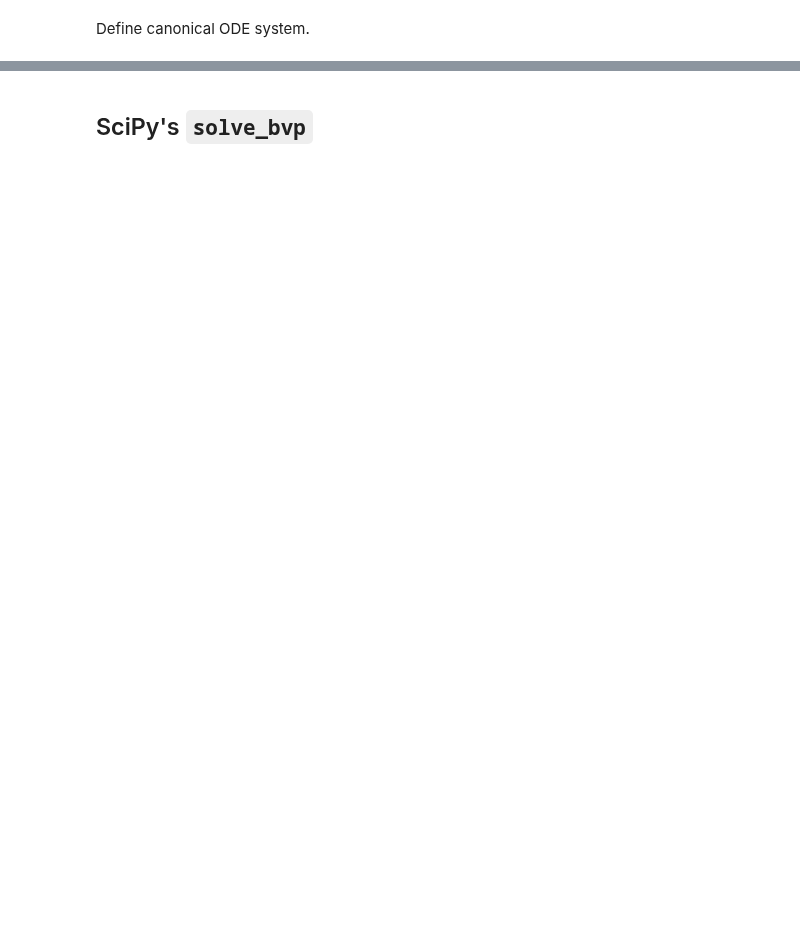
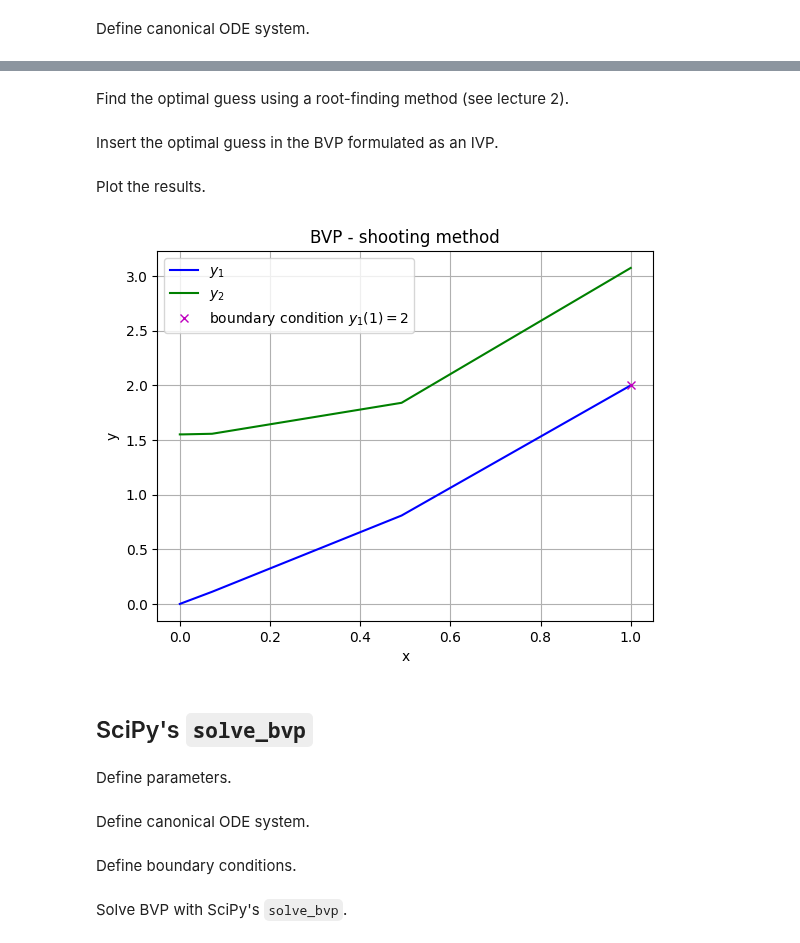
Before and after one commit to process-intelligence-research/computational_practicum_lecture_coding, a Jupyter notebook: q1_lecture_7/Q1Lecture7.ipynb, the cells around one changed output, grey strips where cells are left out. Drawn from its saved outputs; the diff is of its cells as text; code cells hidden in the pictures; blank space fills up the shorter version.

Commit message:
add lecture 7 coding

```diff
--- a/q1_lecture_7/Q1Lecture7.ipynb
+++ b/q1_lecture_7/Q1Lecture7.ipynb
@@ -99,3 +83,11 @@ fig.show()
+# %%
+# domain
+x_0 = 0
+x_f = 1
+
+# boundary conditions
+y1_0 = 0
+y1_f = 2
 # %% [markdown]
 Define canonical ODE system.
 # %%
@@ -109,2 +99,35 @@ Define initial conditions.
+# %% [markdown]
+Find the optimal guess using a root-finding method (see lecture 2).
+# %%
+def cost_function(guess, x_0, x_f, y1_0, y1_f):
+
+    sol = sp.integrate.solve_ivp(dy, (x_0, x_f), [y1_0, guess])
+    y1_f_guess = sol.y[0,-1]
+    return y1_f_guess - y1_f
+
+initial_guess = 1
+root_result = sp.optimize.root_scalar(cost_function, args=(x_0, x_f, y1_0, y1_f), bracket=[-10,10], x0=initial_guess)
+opt_guess = root_result.root
+# %% [markdown]
+Insert the optimal guess in the BVP formulated as an IVP.
+# %%
+ivp_result = sp.integrate.solve_ivp(dy, (x_0, x_f), [y1_0, opt_guess])
+# %% [markdown]
+Plot the results.
+# %%
+fig, ax = plt.subplots()
+ax.plot(ivp_result.t, ivp_result.y[0], label="$y_1$", color="b")
+ax.plot(ivp_result.t, ivp_result.y[1], label="$y_2$", color="g")
+ax.plot(1, 2, label="boundary condition $y_1(1)=2$", linestyle="", marker="x", color="m")
+ax.set_xlabel("x")
+ax.set_ylabel("y")
+ax.set_title("BVP - shooting method")
+ax.legend()
+ax.grid()
+fig.show()
+# %% [output]
+[figure, added]
 # %% [markdown]
 ## SciPy's `solve_bvp`
+# %% [markdown]
+Define parameters.
@@ -110,0 +142,2 @@ Define initial conditions.
+# %% [markdown]
+Define canonical ODE system.
@@ -110,0 +150,2 @@ Define initial conditions.
+# %% [markdown]
+Define boundary conditions.
@@ -110,0 +155,2 @@ Define initial conditions.
+# %% [markdown]
+Solve BVP with SciPy's `solve_bvp`.
```
Also changed, not shown: parts of 15 cells of this notebook.
